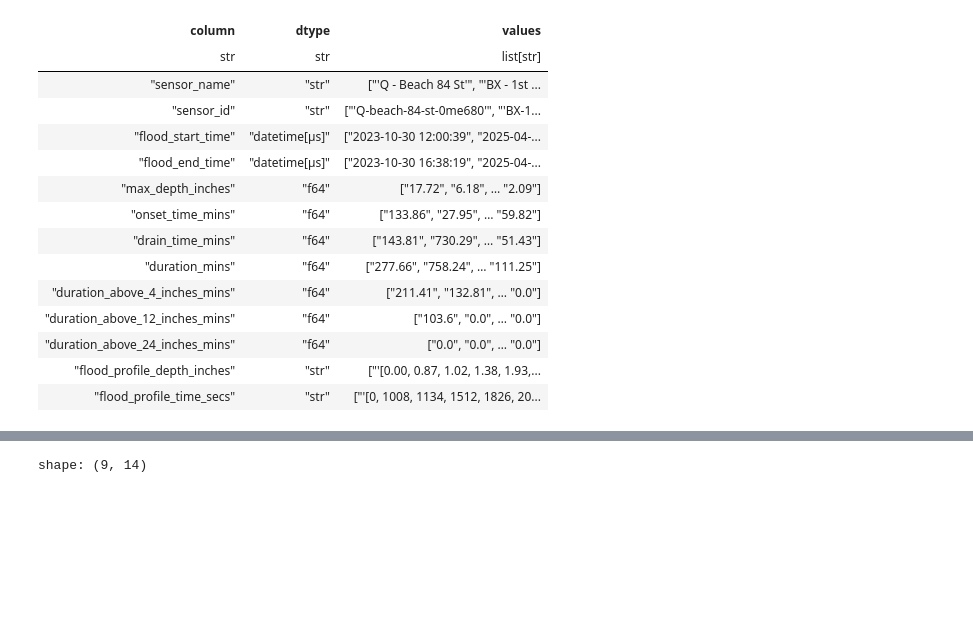
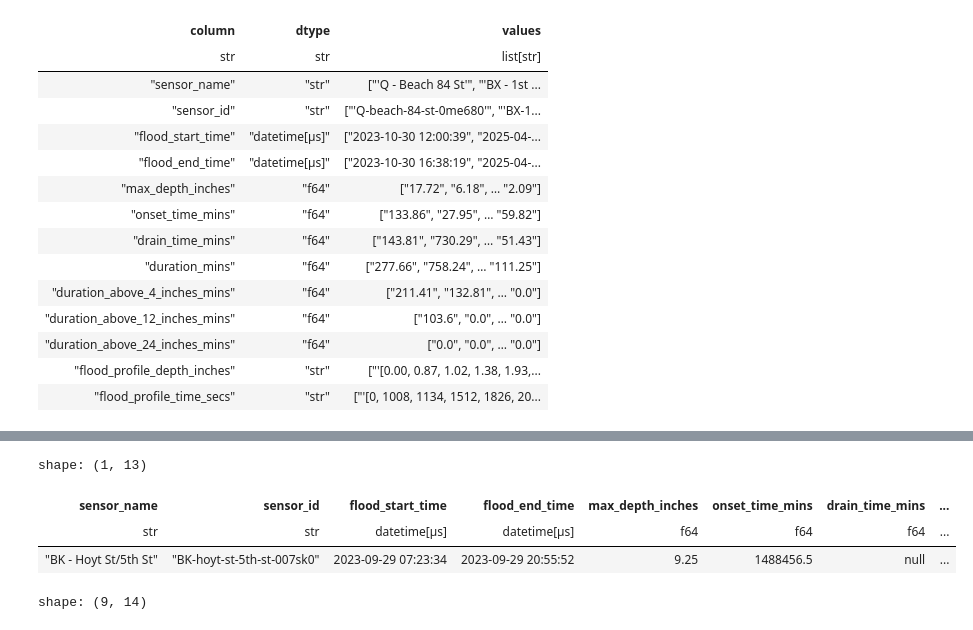
Before and after one commit to mebauer/floodnet-nyc-tutorial, a Jupyter notebook: 01-load-inspect.ipynb, the cells around one changed output, grey strips where cells are left out. Cells and saved outputs as stored; diff of their text form; code cells hidden in the pictures; blank space fills up the shorter version.

```diff
--- a/01-load-inspect.ipynb
+++ b/01-load-inspect.ipynb
@@ -799,6 +845,14 @@ shape: (13, 2)
 | "duration_above_24_inches_mins" | 0 |
 | "flood_profile_depth_inches" | 0 |
 | "flood_profile_time_secs" | 0 |
+# %%
+# explore null records
+events_df.filter(pl.col("drain_time_mins").is_null())
+# %% [output]
+shape: (1, 13)
+| sensor_name | sensor_id | flood_start_time | flood_end_time | max_depth_inches | onset_time_mins | drain_time_mins | ... |
+| str | str | datetime[μs] | datetime[μs] | f64 | f64 | f64 | ... |
+| "BK - Hoyt St/5th St" | "BK-hoyt-st-5th-st-007sk0" | 2023-09-29 07:23:34 | 2023-09-29 20:55:52 | 9.25 | 1488456.5 | null | ... |
 # %%
 # summary statistics of numeric columns
 events_df.describe()
```
Also changed, not shown: parts of 30 cells of this notebook.
